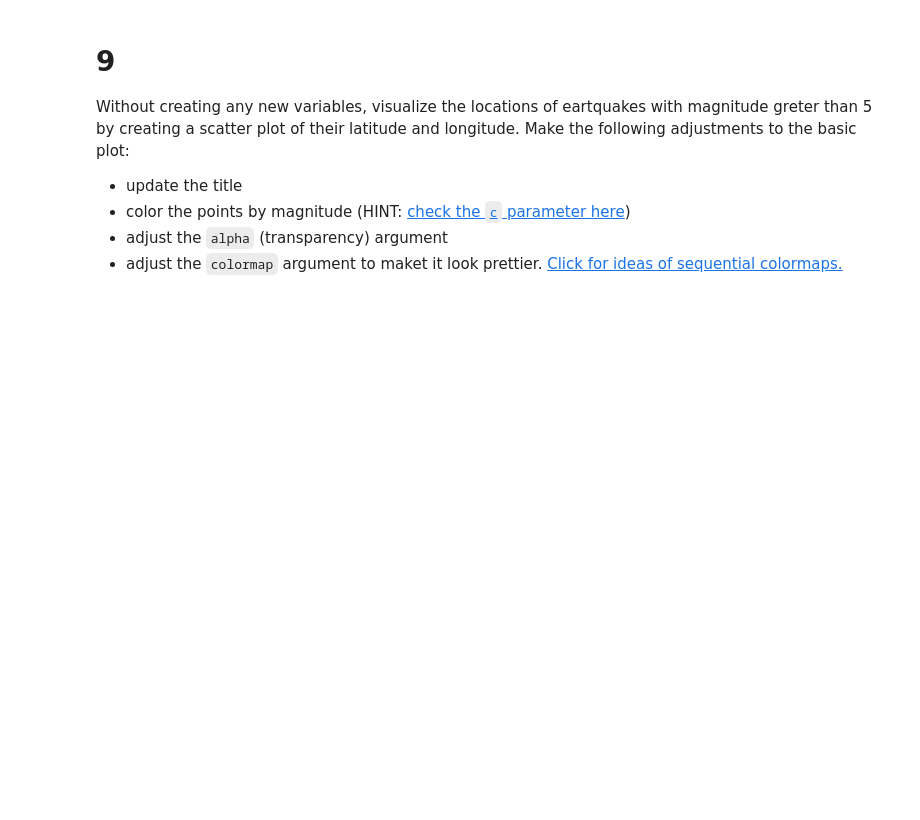
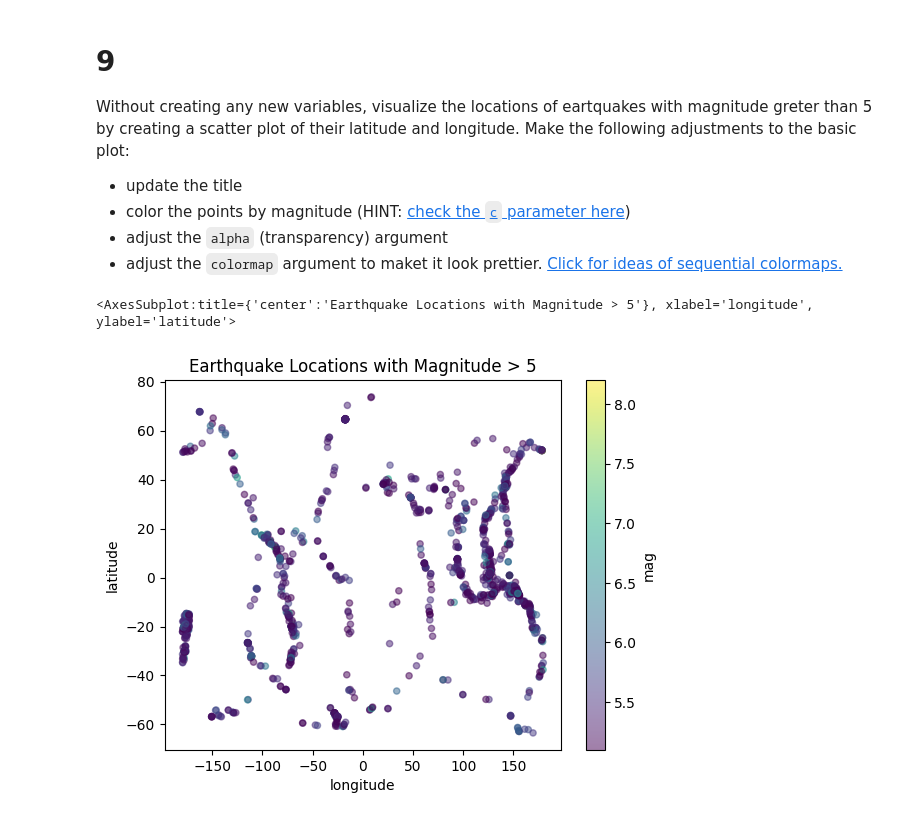
Before and after one commit to takeenshamloo/eds220-hwk1, a Jupyter notebook: hwk1-task3-earthquakes.ipynb, the cells around one changed output. Cells and saved outputs as stored; diff of their text form; code cells hidden in the pictures; blank space fills up the shorter version.

Commit message:
Select place, magnitude, and depth for top 20 earthquakes and visualize earthquakes with magnitude > 5 using scatter plot

```diff
--- a/hwk1-task3-earthquakes.ipynb
+++ b/hwk1-task3-earthquakes.ipynb
@@ -245,5 +265,21 @@ Without creating any new variables, visualize the locations of eartquakes with m
 - color the points by magnitude (HINT: [check the `c` parameter here](https://pandas.pydata.org/pandas-docs/stable/reference/api/pandas.DataFrame.plot.scatter.html))
 - adjust the `alpha` (transparency) argument
 - adjust the `colormap` argument to maket it look prettier. [Click for ideas of sequential colormaps.](https://matplotlib.org/stable/users/explain/colors/colormaps.html)
+# %%
+# Find earthquakes with magnitude greater than 5
+eqk_gt5 = eqk[eqk['mag'] > 5]
+
+# Create a scatter plot of latitude/longitude colored by mag
+eqk_gt5.plot.scatter(
+    x = 'longitude',
+    y = 'latitude',
+    c = 'mag',
+    colormap = 'viridis',
+    alpha = 0.5,
+    title = 'Earthquake Locations with Magnitude > 5'
+)
+# %% [output]
+<AxesSubplot:title={'center':'Earthquake Locations with Magnitude > 5'}, xlabel='longitude', ylabel='latitude'>
+[figure, added]
 # %% [markdown]
 <!-- END QUESTION -->
```
Also changed, not shown: parts of 3 cells of this notebook.
